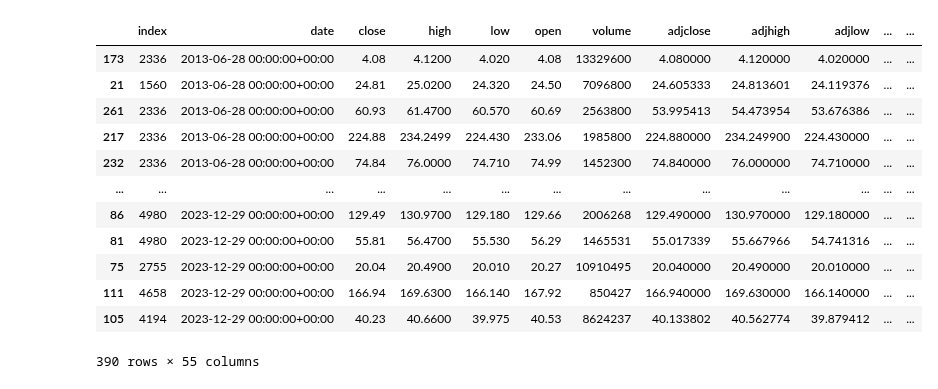
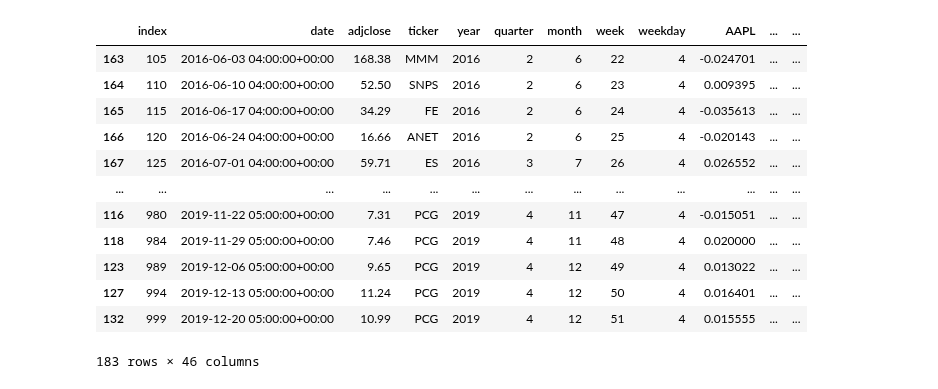
Before and after one commit to chung-ejy/sapling, a Jupyter notebook: stock_factor_loading.ipynb, the cells around one changed output. Drawn from its saved outputs; the diff is of its cells as text; code cells hidden in the pictures.

```diff
--- a/stock_factor_loading.ipynb
+++ b/stock_factor_loading.ipynb
@@ -27,9 +27,9 @@ account = alp_client.account()
 cash = float(account["cash"])
 factors =  ["AMZN","GOOGL","AAPL","NVDA","TSLA","MSFT","META"]
 market = ADatabase("market")
-holding_period = 65
-stoploss = .15
-positions = 10
+holding_period = 5
+stoploss = 1
+positions = 1
 sec = ADatabase("sec")
 # %%
 def calculate_expected_return(row, factors):
@@ -96,6 +96,8 @@ for ticker in tqdm(sp500["ticker"]):
             ticker_prices[f"{factor}_beta"] = ticker_prices[f"{factor}_covariance"] / ticker_prices[factor].rolling(100).var()
             ticker_prices[f"{factor}_loading"] = ticker_prices[factor] * ticker_prices[f"{factor}_beta"]
         ticker_prices.dropna(inplace=True)
+        ticker_prices["average_return"] = ticker_prices["adjclose"].pct_change(holding_period).rolling(100).mean()
+        ticker_prices["coev"] = ticker_prices["adjclose"].rolling(100).std() / ticker_prices["adjclose"].rolling(100).mean()
         ticker_prices["buy_date"] = ticker_prices["date"].shift(-1)
         ticker_prices["sell_date"] = ticker_prices["date"].shift(-holding_period)
         ticker_prices["buy_price"] = ticker_prices["adjclose"].shift(-1)
@@ -131,24 +143,24 @@ sim
 # %%
 trades = sim[sim["weekday"]==4].copy()
 trades = trades[trades["week"] % int(holding_period/5) == 0]
 trades.sort_values("date",inplace=True)
-iteration_trades = trades.copy().sort_values("expected_return",ascending=False).groupby("date").nth([i for i in range(positions)]).reset_index()
+iteration_trades = trades.copy().sort_values("coev",ascending=False).groupby("date").nth([i for i in range(positions)]).reset_index()
 iteration_trades.sort_values("date",inplace=True)
 iteration_trades
 # %% [output]
-|  | index | date | close | high | low | open | volume | adjclose | adjhigh | adjlow | ... | ... |
-| 173 | 2336 | 2013-06-28 00:00:00+00:00 | 4.08 | 4.1200 | 4.020 | 4.08 | 13329600 | 4.080000 | 4.120000 | 4.020000 | ... | ... |
-| 21 | 1560 | 2013-06-28 00:00:00+00:00 | 24.81 | 25.0200 | 24.320 | 24.50 | 7096800 | 24.605333 | 24.813601 | 24.119376 | ... | ... |
-| 261 | 2336 | 2013-06-28 00:00:00+00:00 | 60.93 | 61.4700 | 60.570 | 60.69 | 2563800 | 53.995413 | 54.473954 | 53.676386 | ... | ... |
-| 217 | 2336 | 2013-06-28 00:00:00+00:00 | 224.88 | 234.2499 | 224.430 | 233.06 | 1985800 | 224.880000 | 234.249900 | 224.430000 | ... | ... |
-| 232 | 2336 | 2013-06-28 00:00:00+00:00 | 74.84 | 76.0000 | 74.710 | 74.99 | 1452300 | 74.840000 | 76.000000 | 74.710000 | ... | ... |
+|  | index | date | adjclose | ticker | year | quarter | month | week | weekday | AAPL | ... | ... |
+| 163 | 105 | 2016-06-03 04:00:00+00:00 | 168.38 | MMM | 2016 | 2 | 6 | 22 | 4 | -0.024701 | ... | ... |
+| 164 | 110 | 2016-06-10 04:00:00+00:00 | 52.50 | SNPS | 2016 | 2 | 6 | 23 | 4 | 0.009395 | ... | ... |
+| 165 | 115 | 2016-06-17 04:00:00+00:00 | 34.29 | FE | 2016 | 2 | 6 | 24 | 4 | -0.035613 | ... | ... |
+| 166 | 120 | 2016-06-24 04:00:00+00:00 | 16.66 | ANET | 2016 | 2 | 6 | 25 | 4 | -0.020143 | ... | ... |
+| 167 | 125 | 2016-07-01 04:00:00+00:00 | 59.71 | ES | 2016 | 3 | 7 | 26 | 4 | 0.026552 | ... | ... |
 | ... | ... | ... | ... | ... | ... | ... | ... | ... | ... | ... | ... | ... |
-| 86 | 4980 | 2023-12-29 00:00:00+00:00 | 129.49 | 130.9700 | 129.180 | 129.66 | 2006268 | 129.490000 | 130.970000 | 129.180000 | ... | ... |
-| 81 | 4980 | 2023-12-29 00:00:00+00:00 | 55.81 | 56.4700 | 55.530 | 56.29 | 1465531 | 55.017339 | 55.667966 | 54.741316 | ... | ... |
-| 75 | 2755 | 2023-12-29 00:00:00+00:00 | 20.04 | 20.4900 | 20.010 | 20.27 | 10910495 | 20.040000 | 20.490000 | 20.010000 | ... | ... |
-| 111 | 4658 | 2023-12-29 00:00:00+00:00 | 166.94 | 169.6300 | 166.140 | 167.92 | 850427 | 166.940000 | 169.630000 | 166.140000 | ... | ... |
-| 105 | 4194 | 2023-12-29 00:00:00+00:00 | 40.23 | 40.6600 | 39.975 | 40.53 | 8624237 | 40.133802 | 40.562774 | 39.879412 | ... | ... |
+| 116 | 980 | 2019-11-22 05:00:00+00:00 | 7.31 | PCG | 2019 | 4 | 11 | 47 | 4 | -0.015051 | ... | ... |
+| 118 | 984 | 2019-11-29 05:00:00+00:00 | 7.46 | PCG | 2019 | 4 | 11 | 48 | 4 | 0.020000 | ... | ... |
+| 123 | 989 | 2019-12-06 05:00:00+00:00 | 9.65 | PCG | 2019 | 4 | 12 | 49 | 4 | 0.013022 | ... | ... |
+| 127 | 994 | 2019-12-13 05:00:00+00:00 | 11.24 | PCG | 2019 | 4 | 12 | 50 | 4 | 0.016401 | ... | ... |
+| 132 | 999 | 2019-12-20 05:00:00+00:00 | 10.99 | PCG | 2019 | 4 | 12 | 51 | 4 | 0.015555 | ... | ... |
-390 rows × 55 columns
+183 rows × 46 columns
 # %%
 iteration_trades["return"] = iteration_trades["return"] * (1/positions)
 iteration_trades["return"] = [max(float(-stoploss/positions),x) for x in iteration_trades["return"]]
```
Also changed, not shown: parts of 8 cells of this notebook, 2 other files.
